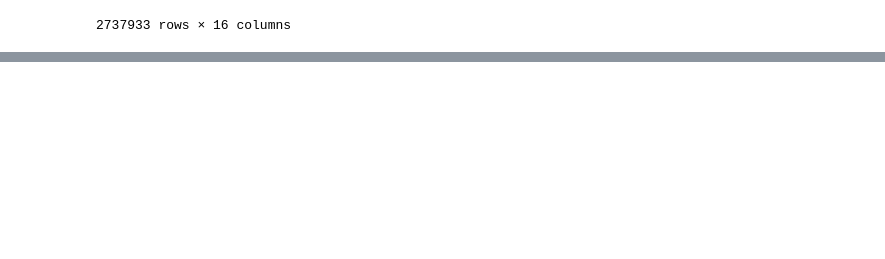
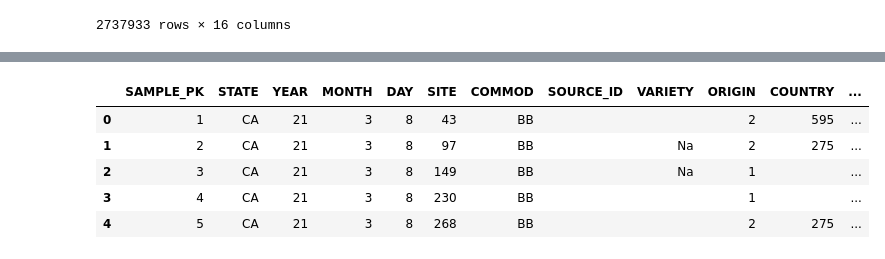
Before and after one commit to soyinkas1/PP00013_SQL_Practice-and-Application-Projects, a Jupyter notebook: PDP Database SQL Analysis_CPD Projects_01/Pandas Control Notebook_PDP Database SQL Analysis .ipynb, the cells around one changed output, grey strips where cells are left out. Drawn from its saved outputs; the diff is of its cells as text; code cells hidden in the pictures; blank space fills up the shorter version.

```diff
--- a/PDP Database SQL Analysis_CPD Projects_01/Pandas Control Notebook_PDP Database SQL Analysis .ipynb
+++ b/PDP Database SQL Analysis_CPD Projects_01/Pandas Control Notebook_PDP Database SQL Analysis .ipynb
@@ -258,0 +272,3 @@ re
+# %%
+# Create connect with MySQL database using SQLAlchemy
+engine = create_engine("mysql+pymysql://root:Olatunde1$@localhost/pdp_2021_db", echo=False)
@@ -258,0 +286,13 @@ re
+# %%
+# Connect the database
+with engine.connect() as con:
+    sql = 'select * from pdp_samples'
+    result = pd.read_sql(sql, con)
+result.head()
+# %% [output]
+|  | SAMPLE_PK | STATE | YEAR | MONTH | DAY | SITE | COMMOD | SOURCE_ID | VARIETY | ORIGIN | COUNTRY | ... |
+| 0 | 1 | CA | 21 | 3 | 8 | 43 | BB |  |  | 2 | 595 | ... |
+| 1 | 2 | CA | 21 | 3 | 8 | 97 | BB |  | Na | 2 | 275 | ... |
+| 2 | 3 | CA | 21 | 3 | 8 | 149 | BB |  | Na | 1 |  | ... |
+| 3 | 4 | CA | 21 | 3 | 8 | 230 | BB |  |  | 1 |  | ... |
+| 4 | 5 | CA | 21 | 3 | 8 | 268 | BB |  |  | 2 | 275 | ... |
```
Also changed, not shown: parts of 9 cells of this notebook.
